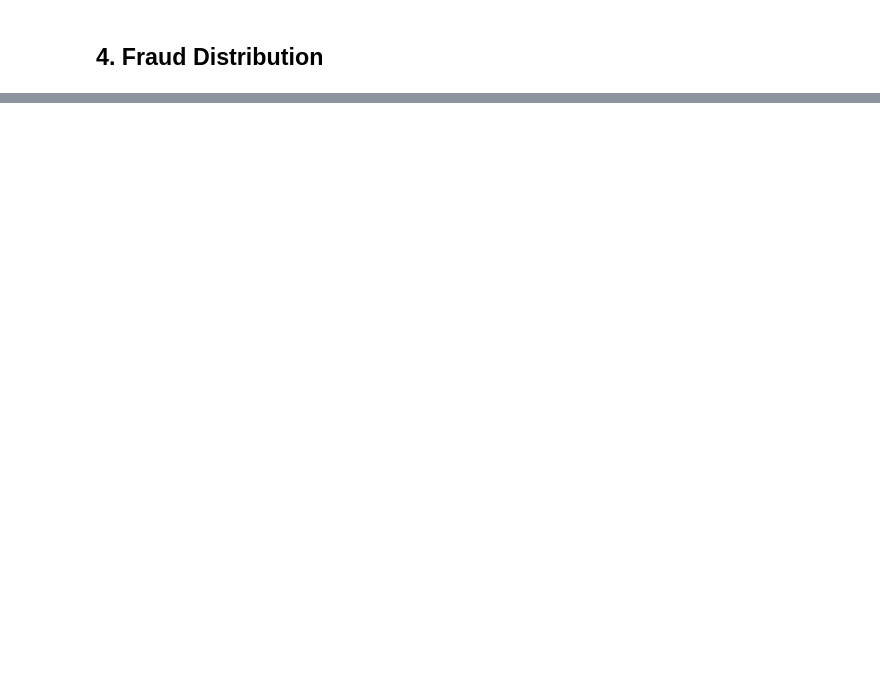
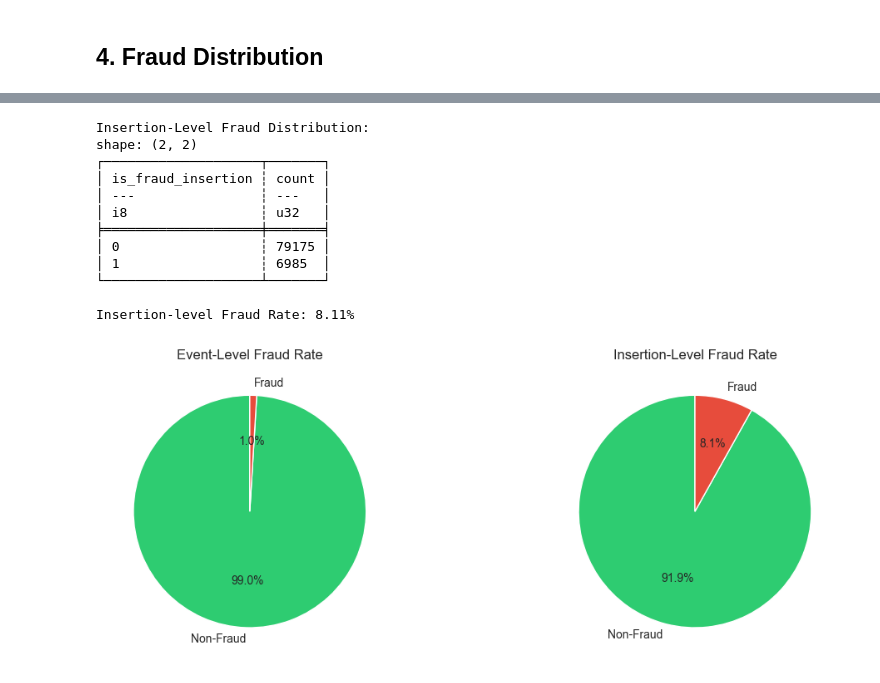
Before and after one commit to dylanngn/ppa-fraud-notebook, a Jupyter notebook: notebooks/01_eda.ipynb, the cells around one changed output, grey strips where cells are left out. Drawn from its saved outputs; the diff is of its cells as text; code cells hidden in the pictures; blank space fills up the shorter version.

```diff
--- a/notebooks/01_eda.ipynb
+++ b/notebooks/01_eda.ipynb
@@ -183,0 +299,13 @@ Columns matching 'size': 3
+# %%
+# Event-level fraud distribution
+target_col = "is_fraud"
+
+if target_col in df.columns:
+    fraud_dist = df[target_col].value_counts().sort(target_col)
+    print("Event-Level Fraud Distribution:")
+    print(fraud_dist)
+
+    fraud_rate_event = df[target_col].mean() * 100
+    print(f"\nEvent-level Fraud Rate: {fraud_rate_event:.2f}%")
+else:
+    print(f"Target column '{target_col}' not found.")
@@ -183,0 +325,47 @@ Columns matching 'size': 3
+# %%
+# Insertion-level fraud: An insertion is fraud if ANY of its events is fraud
+insertion_fraud = (
+    df.group_by(INSERTION_ID_COL)
+    .agg(pl.col("is_fraud").max().alias("is_fraud_insertion"))
+)
+
+insertion_fraud_dist = insertion_fraud["is_fraud_insertion"].value_counts().sort("is_fraud_insertion")
+print("Insertion-Level Fraud Distribution:")
+print(insertion_fraud_dist)
+
+fraud_rate_insertion = insertion_fraud["is_fraud_insertion"].mean() * 100
+print(f"\nInsertion-level Fraud Rate: {fraud_rate_insertion:.2f}%")
+
+# Comparison visualization
+fig, axes = plt.subplots(1, 2, figsize=(12, 4))
+
+# Event-level
+ax1 = axes[0]
+labels = ["Non-Fraud", "Fraud"]
+sizes = [100 - fraud_rate_event, fraud_rate_event]
+colors = ["#2ecc71", "#e74c3c"]
+ax1.pie(sizes, labels=labels, autopct="%1.1f%%", colors=colors, startangle=90)
+ax1.set_title("Event-Level Fraud Rate")
+
+# Insertion-level
+ax2 = axes[1]
+sizes = [100 - fraud_rate_insertion, fraud_rate_insertion]
+ax2.pie(sizes, labels=labels, autopct="%1.1f%%", colors=colors, startangle=90)
+ax2.set_title("Insertion-Level Fraud Rate")
+
+plt.tight_layout()
+plt.show()
+# %% [output]
+Insertion-Level Fraud Distribution:
+shape: (2, 2)
+┌────────────────────┬───────┐
+│ is_fraud_insertion ┆ count │
+│ ---                ┆ ---   │
+│ i8                 ┆ u32   │
+╞════════════════════╪═══════╡
+│ 0                  ┆ 79175 │
+│ 1                  ┆ 6985  │
+└────────────────────┴───────┘
+
+Insertion-level Fraud Rate: 8.11%
+[figure, added]
```
Also changed, not shown: parts of 27 cells of this notebook, 25 other files.
